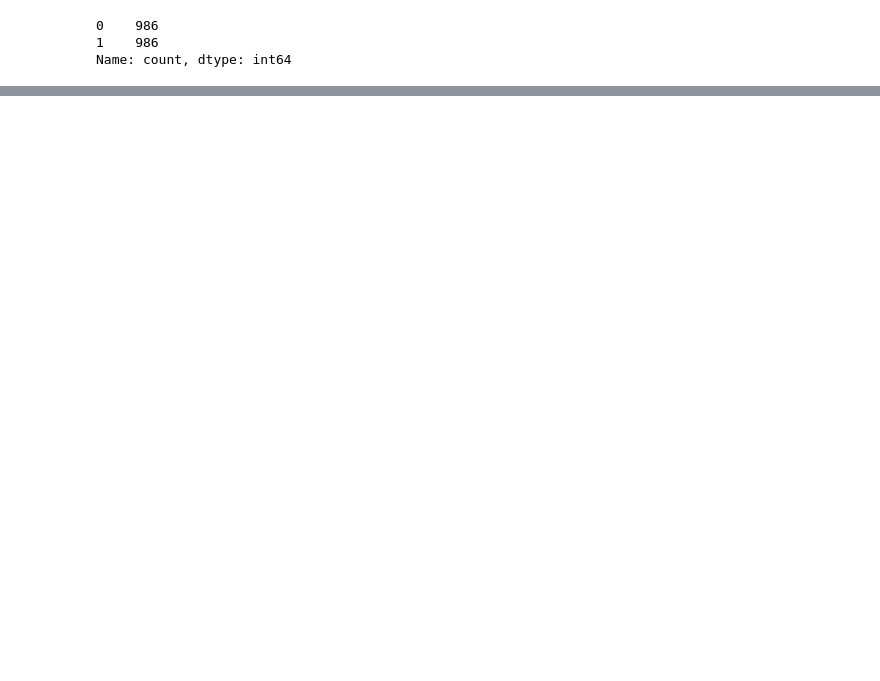
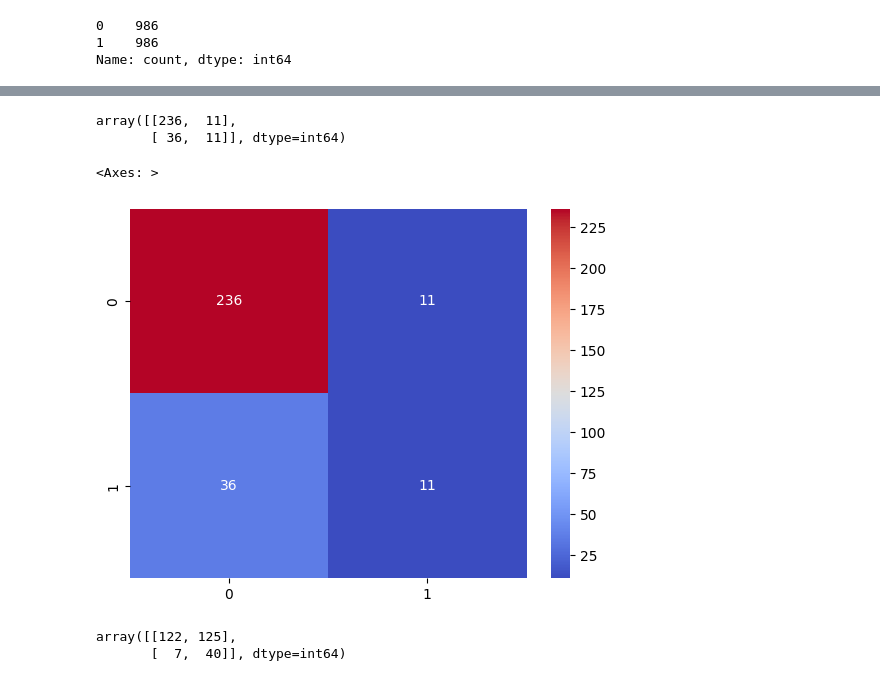
Before and after one commit to coderacheal/IBM-Attrition-Prediction, a Jupyter notebook: notebook.ipynb, the cells around one changed output, grey strips where cells are left out. Saved outputs shown, nothing was run; the diff lists cells and outputs as text; code cells hidden in the pictures; blank space fills up the shorter version.

```diff
--- a/notebook.ipynb
+++ b/notebook.ipynb
@@ -507,4 +499,0 @@ Pipeline(steps=[('preprocessor',
-# %%
-y_pred = decision_tree_pipeline.predict(X_test)
-
-print(classification_report(y_true=y_test_encoded, y_pred=y_pred))
@@ -816,0 +644,28 @@ metrics_df
+# %%
+from imblearn.pipeline import Pipeline as imbpipeline
+
+smote_df = pd.DataFrame(columns=['Model_name', 'Accuracy', 'Precision', 'Recall', 'F1_Score'])
+
+for model_name, classifier in models:
+
+    pipeline = imbpipeline(steps=[
+    ('preprocessor', preprocessor),
+    ('smote', SMOTE(random_state=42)),
+    ('classifier', classifier)
+    ])
+
+    pipeline.fit(X_train, y_train_encoded)
+
+    smote_y_pred = pipeline.predict(X_test)
+
+    smote_dict = classification_report(y_test_encoded, smote_y_pred, output_dict=True)
+
+    acccuracy = smote_dict['accuracy']
+    precision = smote_dict['weighted avg']['precision']
+    recall = smote_dict['weighted avg']['recall']
+    f1_score = smote_dict['weighted avg']['f1-score']
+
+    smote_df.loc[len(smote_df)] = [model_name, acccuracy, precision, recall, f1_score]
+
+
+smote_df
@@ -816,0 +783,29 @@ metrics_df
+# %%
+from sklearn.metrics import confusion_matrix
+
+forest_pipeline = all_pipeline['Random Forest']
+
+forest_y_pred = forest_pipeline.predict(X_test)
+
+matrix = confusion_matrix(y_test_encoded, forest_y_pred)
+matrix
+# %% [output]
+array([[236,  11],
+       [ 36,  11]], dtype=int64)
+# %%
+sns.heatmap(data=matrix, annot=True, fmt='d', cmap='coolwarm')
+# %% [output]
+<Axes: >
+[figure, added]
+# %%
+threshold = 0.18
+
+y_pred_proba = forest_pipeline.predict_proba(X_test)[:, 1]
+
+binary_prediction = (y_pred_proba >= threshold)
+
+threshold_matrix = confusion_matrix(y_test_encoded, binary_prediction)
+threshold_matrix
+# %% [output]
+array([[122, 125],
+       [  7,  40]], dtype=int64)
```
Also changed, not shown: parts of 57 cells of this notebook, 6 other files.
